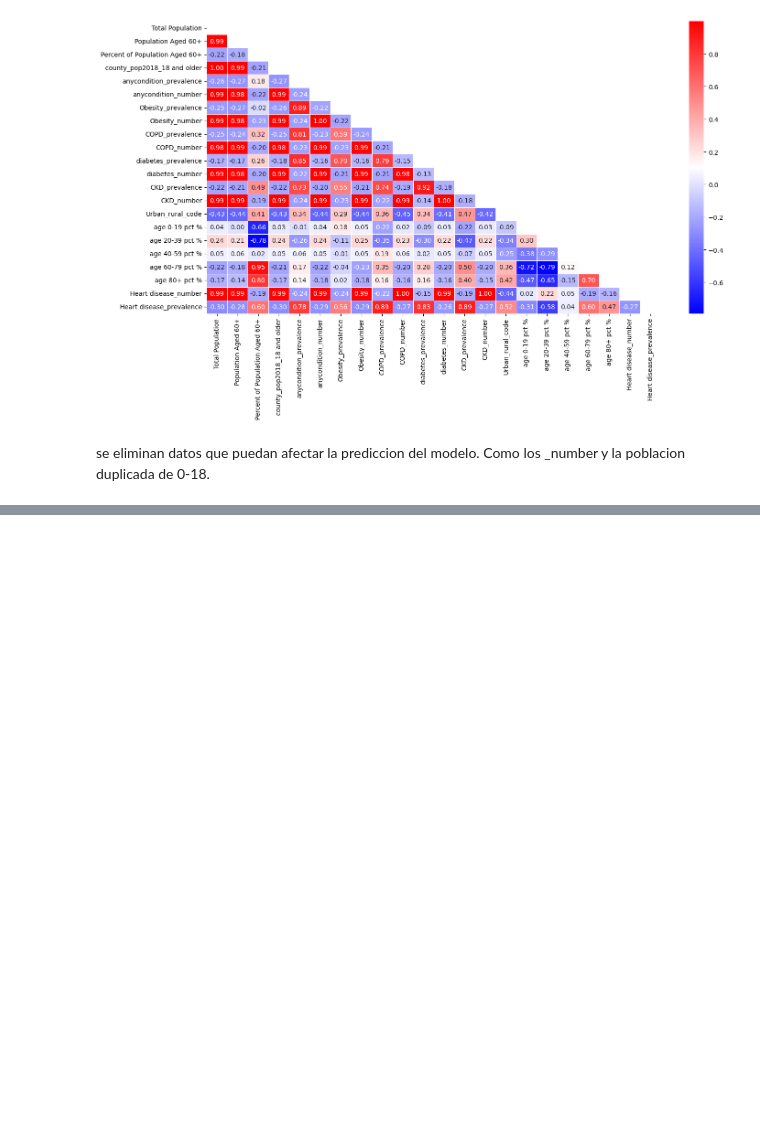
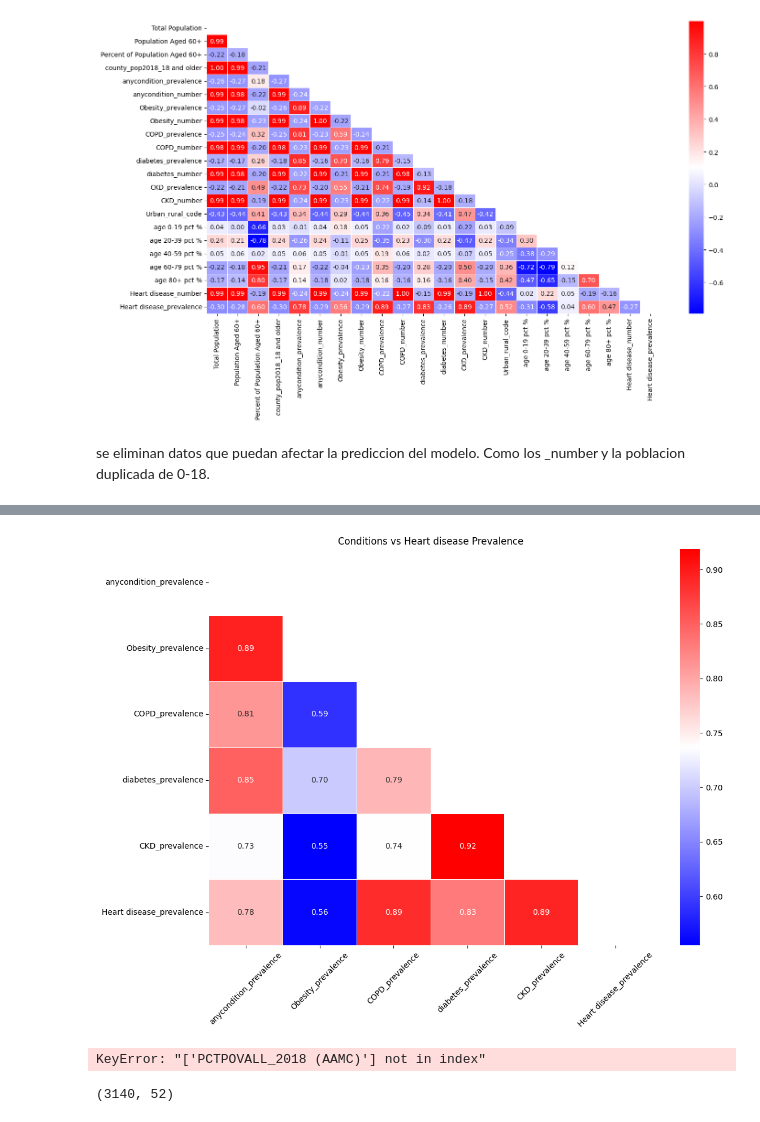
Before and after one commit to 4GeeksAcademy/GuilloMansa-MachineLearning, a Jupyter notebook: src/03-linear-regression-reg-demographic-health-data.ipynb, the cells around one changed output, grey strips where cells are left out. Cells and saved outputs as stored; diff of their text form; code cells hidden in the pictures; blank space fills up the shorter version.

```diff
--- a/src/03-linear-regression-reg-demographic-health-data.ipynb
+++ b/src/03-linear-regression-reg-demographic-health-data.ipynb
@@ -413,0 +413,14 @@ mixed =  ['anycondition_prevalence',
+# %%
+corr = df[mixed].corr
+
+corr = df[mixed].corr()
+mask = np.triu(np.ones_like(corr, dtype=bool))
+
+plt.figure(figsize=(12,9))
+sns.heatmap(corr, annot=True, mask=mask, linewidths=0.5, fmt=".2f", cmap='bwr')
+plt.title("Conditions vs Heart disease Prevalence")
+plt.xticks(rotation = 45)
+plt.tight_layout()
+plt.show()
+# %% [output]
+[figure, added]
@@ -413,0 +429,17 @@ mixed =  ['anycondition_prevalence',
+# %%
+corr = df[socioeco].corr
+
+corr = df[socioeco].corr()
+mask = np.triu(np.ones_like(corr, dtype=bool))
+
+plt.figure(figsize=(12,9))
+sns.heatmap(corr, annot=True, mask=mask, linewidths=0.5, fmt=".2f", cmap='bwr')
+plt.title("Conditions vs Heart disease Prevalence")
+plt.tight_layout()
+plt.show()
+# %% [output]
+KeyError: "['PCTPOVALL_2018 (AAMC)'] not in index"
+# %%
+df.shape
+# %% [output]
+(3140, 52)
```
Also changed, not shown: parts of 3 cells of this notebook.
